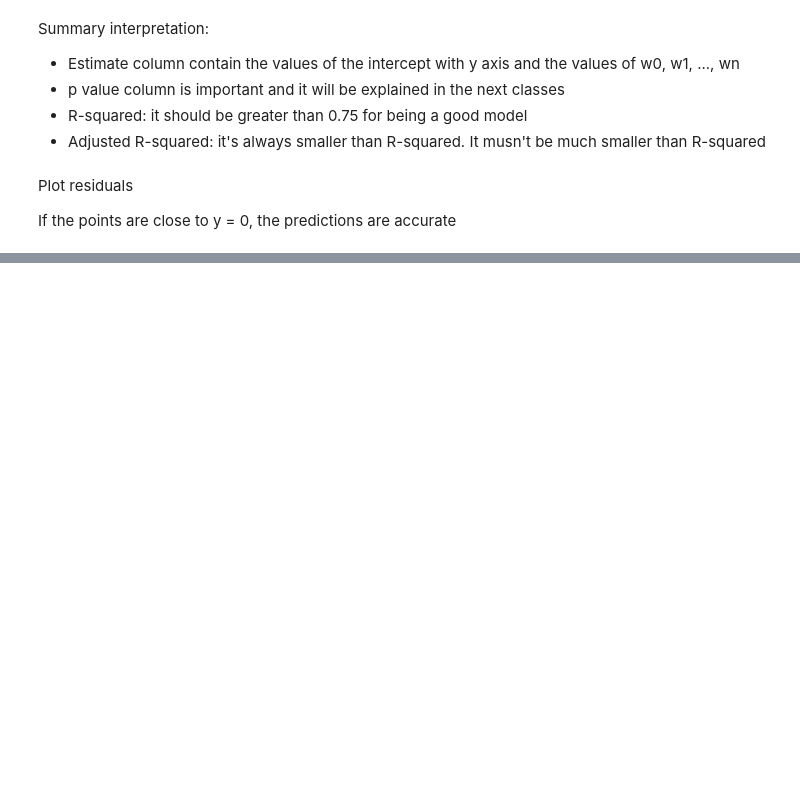
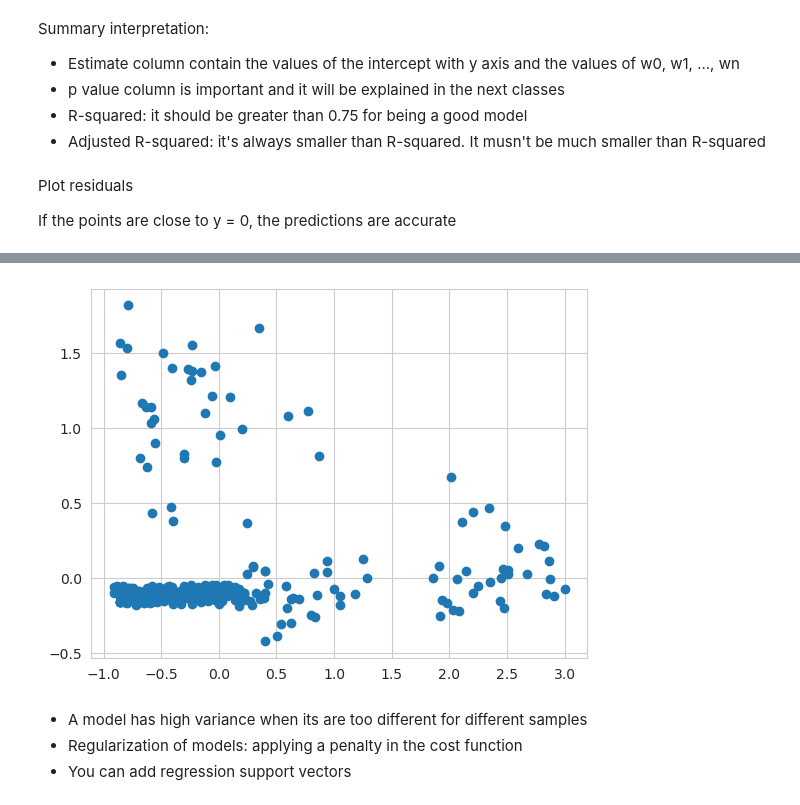
Before and after one commit to alejo-cuello/first-steps-data-science, a Jupyter notebook: 03-final-project.ipynb, the cells around one changed output, grey strips where cells are left out. Cells and saved outputs as stored; diff of their text form; code cells hidden in the pictures; blank space fills up the shorter version.

```diff
--- a/03-final-project.ipynb
+++ b/03-final-project.ipynb
@@ -154,0 +234,19 @@ plt.show()
+# %%
+X_cols = ['region_southwest', 'overweight-smoker', 'smoker_yes', 'age-squared', 'children']
+y_col = ['charges']
+
+X = df_second[X_cols].values
+y = df_second[y_col].values
+
+X_train, X_test, y_train, y_test = train_test_split(X,y)
+sc_x = StandardScaler().fit(X)
+sc_y = StandardScaler().fit(y)
+
+X_train =  sc_x.transform(X_train)
+X_test =  sc_x.transform(X_test)
+y_train =  sc_y.transform(y_train)
+y_test =  sc_y.transform(y_test)
+
+model = LinearRegression()
+model.fit(X_train, y_train)
+y_pred = model.predict(X_test)
@@ -154,0 +265,10 @@ plt.show()
+# %%
+y_test = y_test.reshape(-1)
+
+print("====Summary====")
+# Agregamos constante para el intercepto (muy importante para statsmodels)
+X_test_sm = sm.add_constant(X_test)
+# Creamos el modelo de regresión OLS (Ordinary Least Squares)
+model_sm = sm.OLS(y_test, X_test_sm).fit()
+# Mostramos el summary completo
+print(model_sm.summary())
@@ -154,0 +293,10 @@ plt.show()
+# %%
+residuals = np.subtract(y_test, y_pred.reshape(-1))
+plt.scatter(y_pred, residuals)
+plt.show()
+# %% [output]
+[figure, added]
+# %% [markdown]
+- A model has high variance when its are too different for different samples
+- Regularization of models: applying a penalty in the cost function
+- You can add regression support vectors
```
Also changed, not shown: parts of 16 cells of this notebook.
